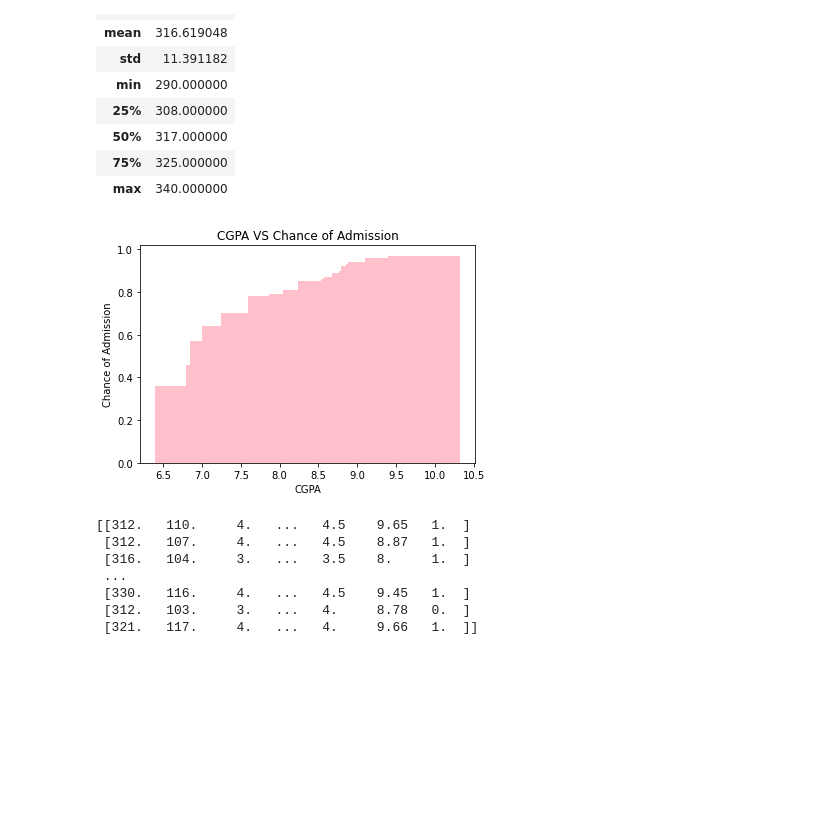
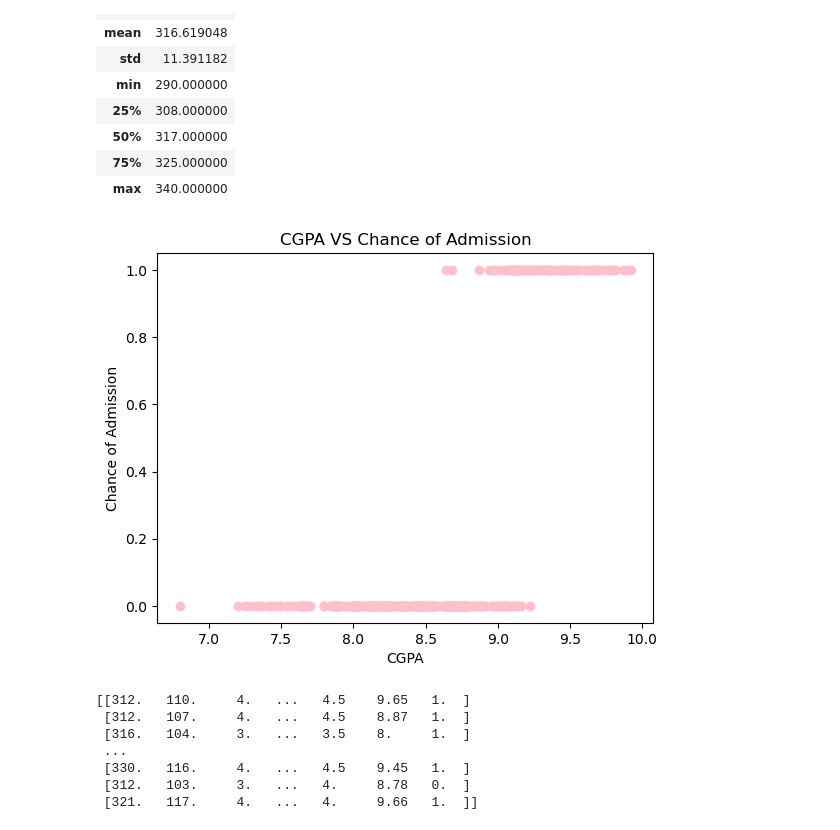
Before and after one commit to Dheeraj10869/Graduate-admission, a Jupyter notebook: Graduate Admission Prediction.ipynb, the cells around one changed output. Cells and saved outputs as stored; diff of their text form; code cells hidden in the pictures; blank space fills up the shorter version.

```diff
--- a/Graduate Admission Prediction.ipynb
+++ b/Graduate Admission Prediction.ipynb
@@ -161,13 +161,13 @@ GRE.describe()
 | 75% | 325.000000 |
 | max | 340.000000 |
 # %%
-plt.bar(X[:,5], Y[:,0],color = "pink")
+plt.scatter(X[:,5], Y,color = "pink")
 plt.title("CGPA VS Chance of Admission")
 plt.xlabel("CGPA")
 plt.ylabel("Chance of Admission")
 plt.show()
 # %% [output]
-[figure, old version]
+[figure, new version]
 # %%
 print(X)
 # %% [output]
```
Also changed, not shown: parts of 17 cells of this notebook, 4 other files.
